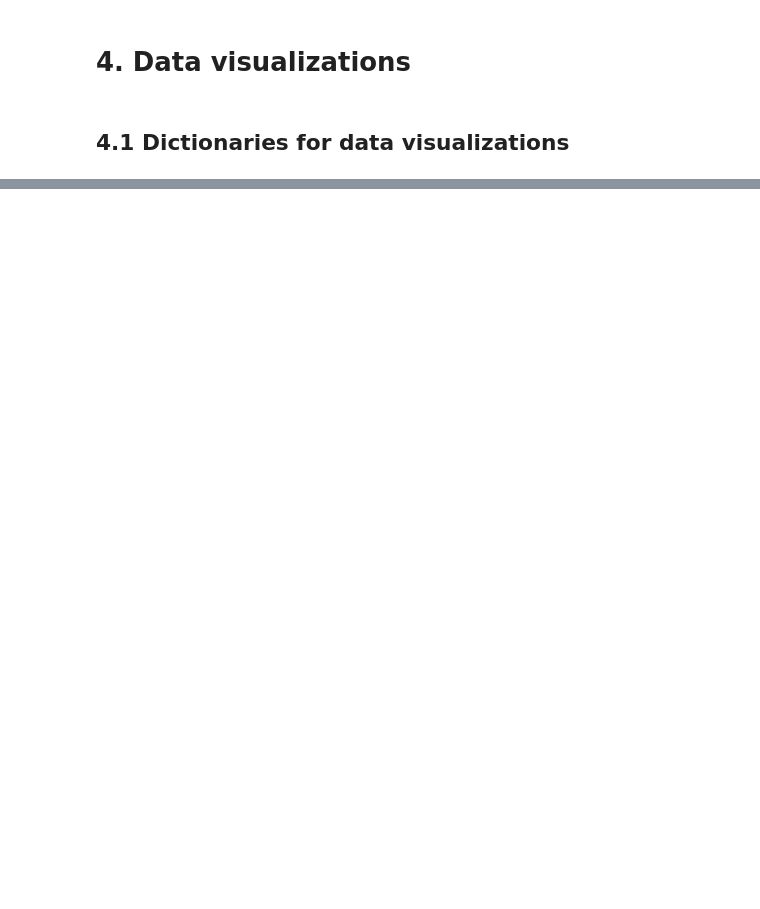
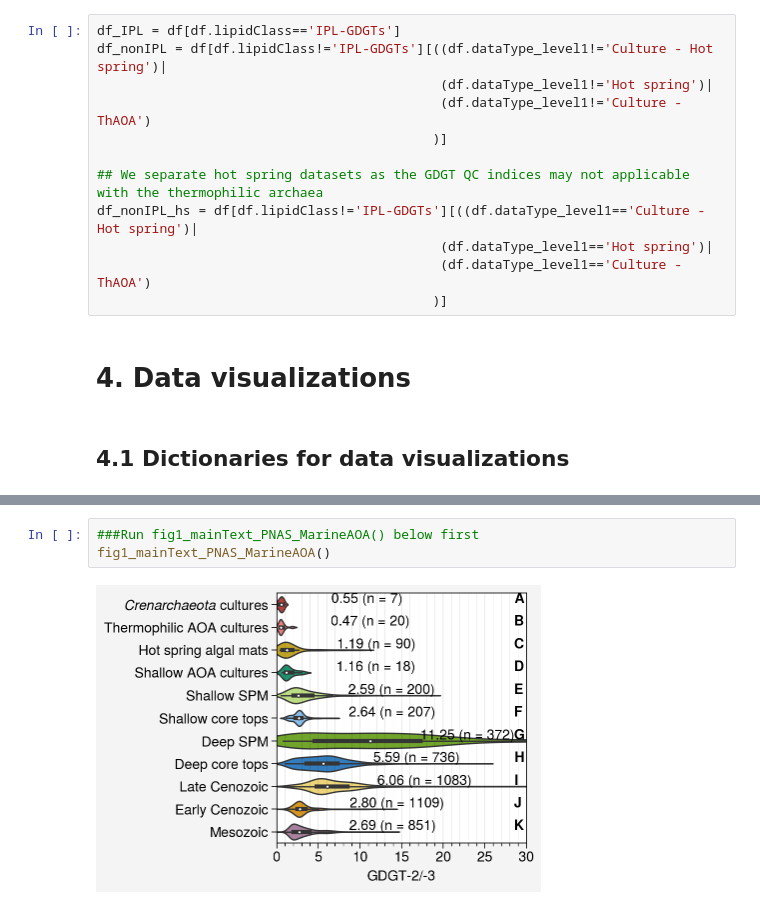
Before and after one commit to PaleoLipidRR/marine-AOA-GDGT-distribution, a Jupyter notebook: PNAS_pythonCodeS2_BeyondTEX86_Analytics_Visualizations_RR.ipynb, the cells around one changed output, grey strips where cells are left out. Drawn from its saved outputs; the diff is of its cells as text; blank space fills up the shorter version.

```diff
--- a/PNAS_pythonCodeS2_BeyondTEX86_Analytics_Visualizations_RR.ipynb
+++ b/PNAS_pythonCodeS2_BeyondTEX86_Analytics_Visualizations_RR.ipynb
@@ -261,3 +254,15 @@ df_nonIPLs = df[df.lipidClass!='IPL-GDGTs']
+# %%
+df_IPL = df[df.lipidClass=='IPL-GDGTs']
+df_nonIPL = df[df.lipidClass!='IPL-GDGTs'][((df.dataType_level1!='Culture - Hot spring')|
+                                            (df.dataType_level1!='Hot spring')|
+                                            (df.dataType_level1!='Culture - ThAOA')
+                                           )]
+
+## We separate hot spring datasets as the GDGT QC indices may not applicable with the thermophilic archaea
+df_nonIPL_hs = df[df.lipidClass!='IPL-GDGTs'][((df.dataType_level1=='Culture - Hot spring')|
+                                            (df.dataType_level1=='Hot spring')|
+                                            (df.dataType_level1=='Culture - ThAOA')
+                                           )]
 # %% [markdown]
 # **4. Data visualizations**
 # %% [markdown]
@@ -302,0 +396,5 @@ names_mapping={'Culture - Hot Spring':r'$\it{Crenarchaeota}$ cultures',
+# %%
+###Run fig1_mainText_PNAS_MarineAOA() below first
+fig1_mainText_PNAS_MarineAOA()
+# %% [output]
+[figure, added]
```
Also changed, not shown: parts of 11 cells of this notebook.
